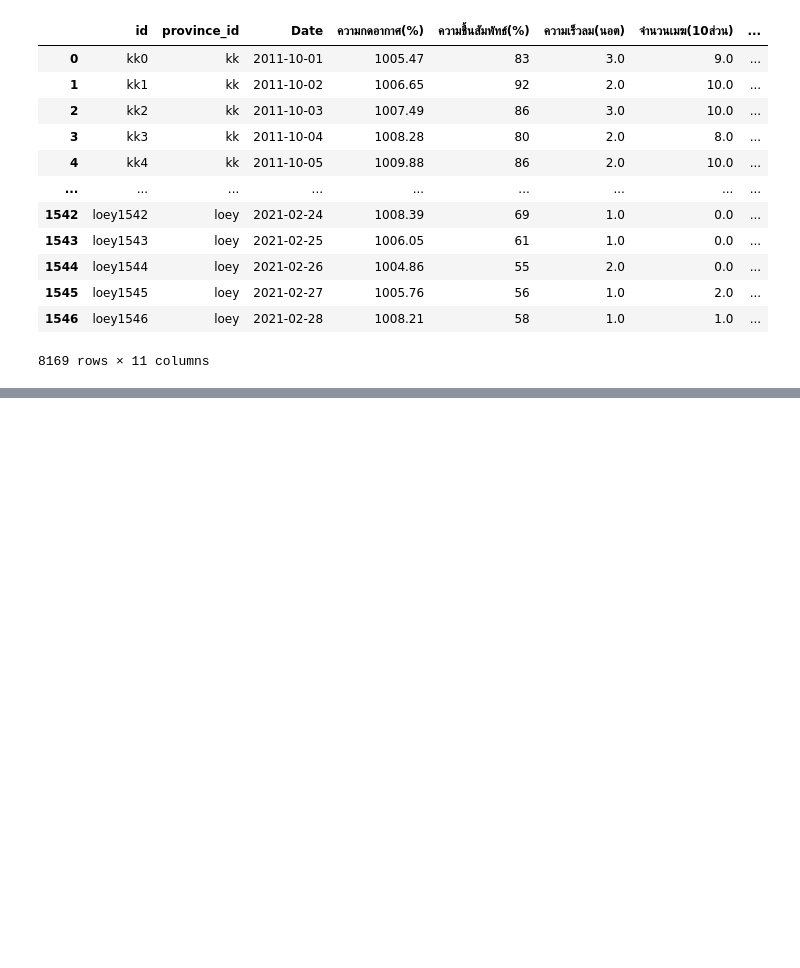
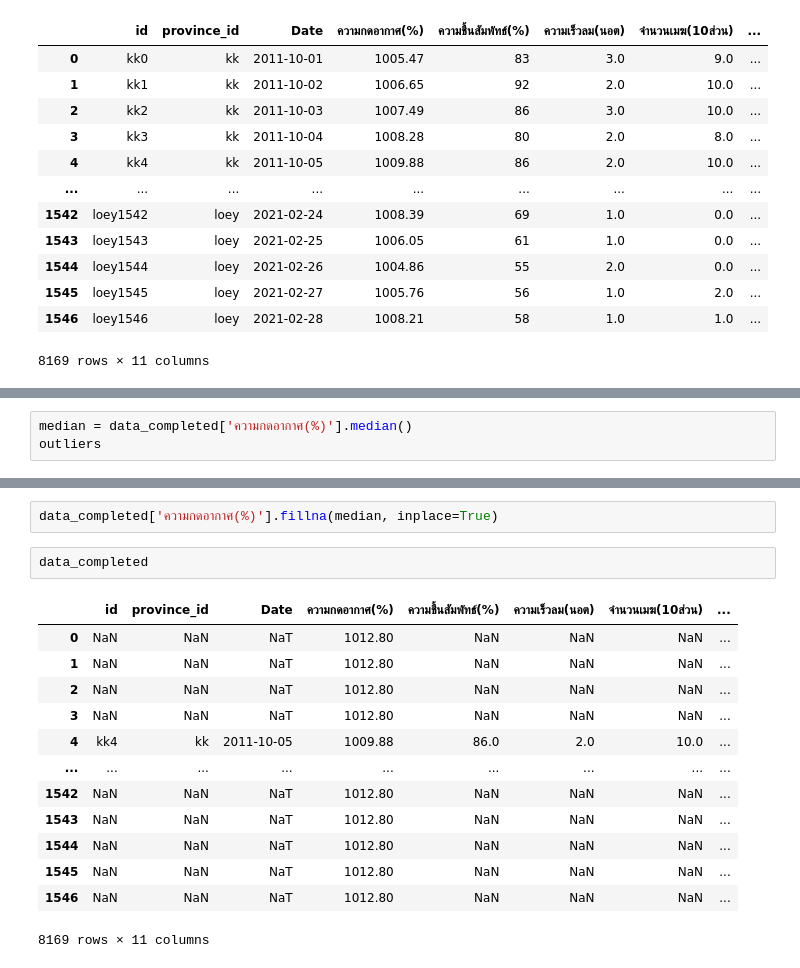
Before and after one commit to Tonry12/data_science_bootcamp_8_tonnaw, a Jupyter notebook: lo.ipynb, the cells around one changed output, grey strips where cells are left out. Drawn from its saved outputs; the diff is of its cells as text; blank space fills up the shorter version.

```diff
--- a/lo.ipynb
+++ b/lo.ipynb
@@ -1693,0 +1735,3 @@ data_completed
+# %%
+median = data_completed['ความกดอากาศ(%)'].median()
+outliers
@@ -1693,0 +1770,18 @@ data_completed
+# %%
+data_completed['ความกดอากาศ(%)'].fillna(median, inplace=True)
+# %%
+data_completed
+# %% [output]
+|  | id | province_id | Date | ความกดอากาศ(%) | ความชื้นสัมพัทธ์(%) | ความเร็วลม(นอต) | จำนวนเมฆ(10ส่วน) | ... |
+| 0 | NaN | NaN | NaT | 1012.80 | NaN | NaN | NaN | ... |
+| 1 | NaN | NaN | NaT | 1012.80 | NaN | NaN | NaN | ... |
+| 2 | NaN | NaN | NaT | 1012.80 | NaN | NaN | NaN | ... |
+| 3 | NaN | NaN | NaT | 1012.80 | NaN | NaN | NaN | ... |
+| 4 | kk4 | kk | 2011-10-05 | 1009.88 | 86.0 | 2.0 | 10.0 | ... |
+| ... | ... | ... | ... | ... | ... | ... | ... | ... |
+| 1542 | NaN | NaN | NaT | 1012.80 | NaN | NaN | NaN | ... |
+| 1543 | NaN | NaN | NaT | 1012.80 | NaN | NaN | NaN | ... |
+| 1544 | NaN | NaN | NaT | 1012.80 | NaN | NaN | NaN | ... |
+| 1545 | NaN | NaN | NaT | 1012.80 | NaN | NaN | NaN | ... |
+| 1546 | NaN | NaN | NaT | 1012.80 | NaN | NaN | NaN | ... |
+8169 rows × 11 columns
```
Also changed, not shown: parts of 11 cells of this notebook.
